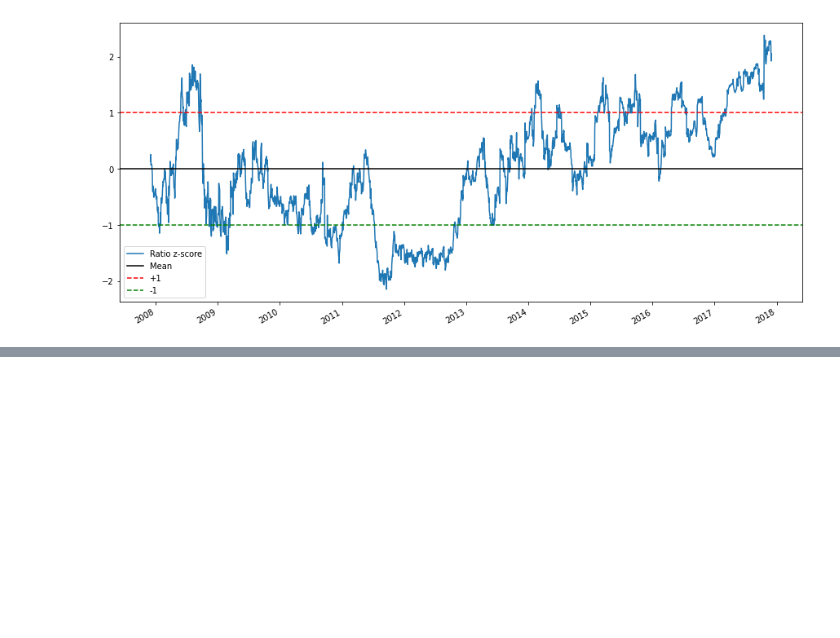
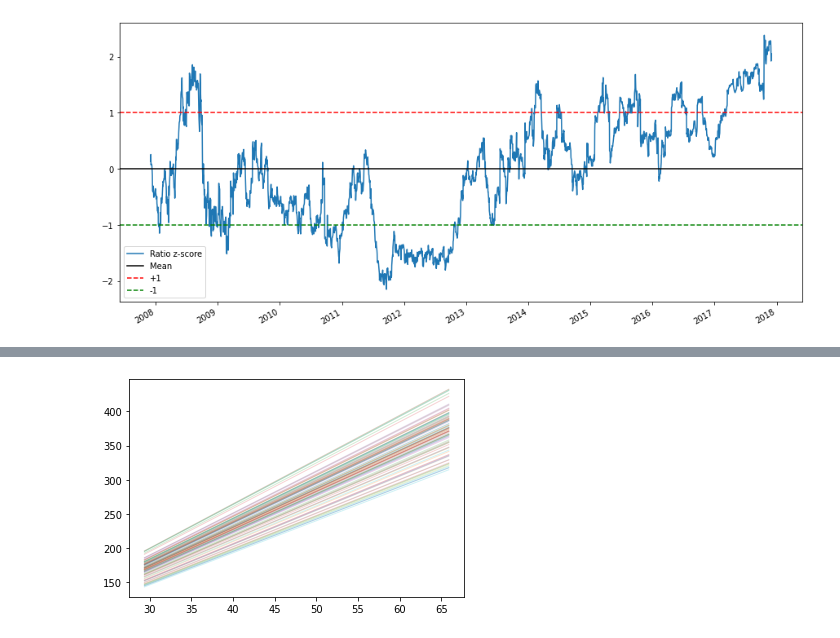
Before and after one commit to ahsank/runml, a Jupyter notebook: Fintest.ipynb, the cells around one changed output, grey strips where cells are left out. Cells and saved outputs as stored; diff of their text form; code cells hidden in the pictures; blank space fills up the shorter version.

```diff
--- a/Fintest.ipynb
+++ b/Fintest.ipynb
@@ -295,0 +384,9 @@ plt.show()
+# %%
+# Plot every 5th line
+step = 5
+xi = np.linspace(x.min()-5,x.max()+5,2)
+colors_l=np.linspace(0.1,1,len(state_means[::step]))
+for i, beta in enumerate(state_means[::step]):
+	plt.plot(xi,beta[0]*xi + beta[1], alpha=.2,lw=1)
+# %% [output]
+[figure, added]
```
Also changed, not shown: parts of 11 cells of this notebook.
